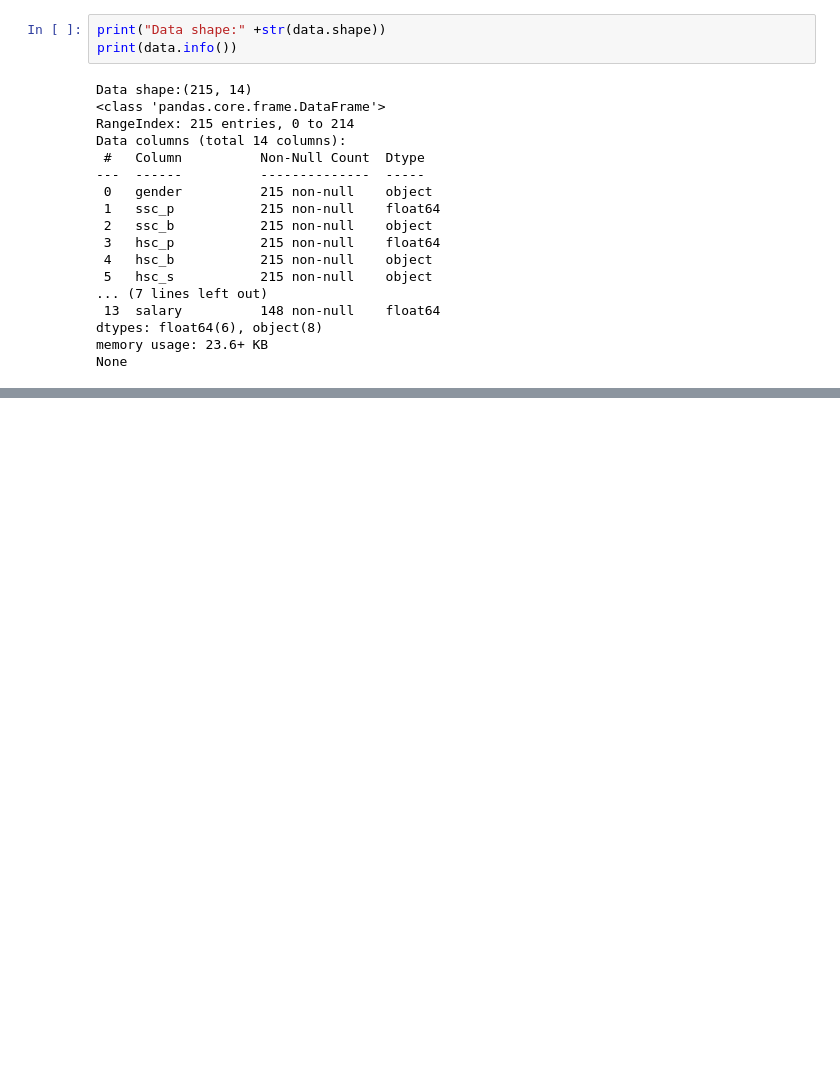
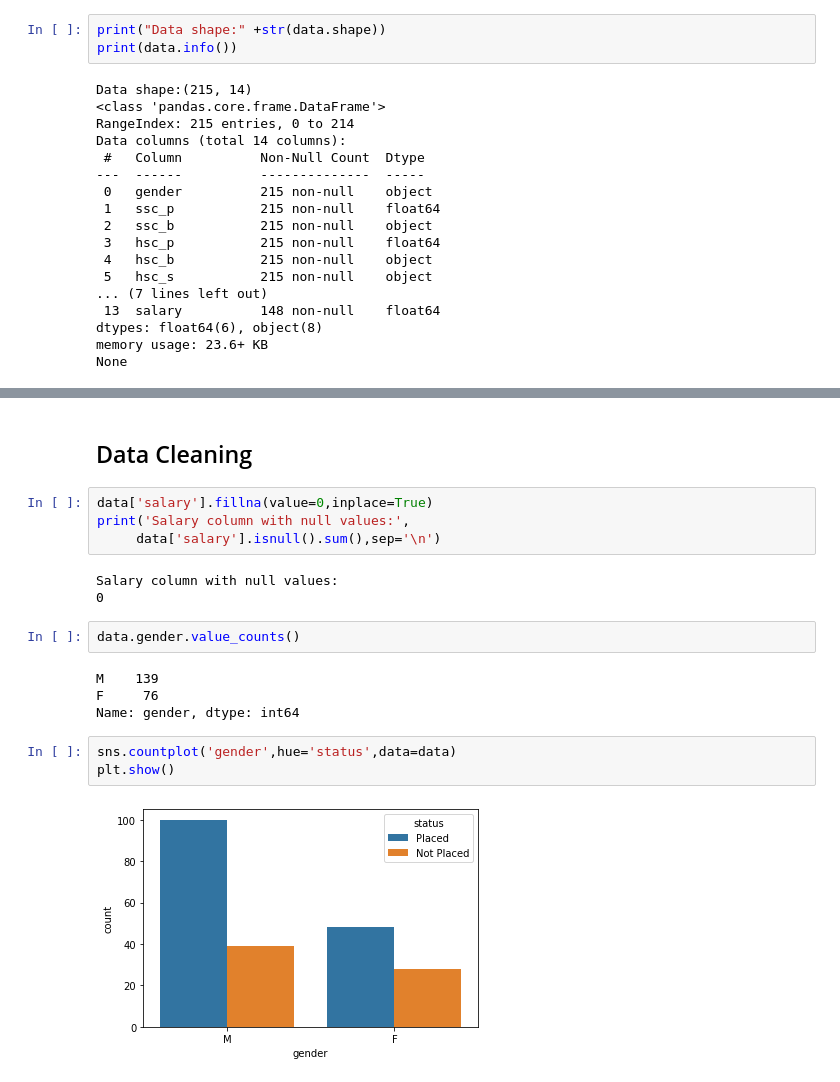
Before and after one commit to ayurya/H8_066, a Jupyter notebook: Day 15.ipynb, the cells around one changed output, grey strips where cells are left out. Drawn from its saved outputs; the diff is of its cells as text; blank space fills up the shorter version.

```diff
--- a/Day 15.ipynb
+++ b/Day 15.ipynb
@@ -74,0 +79,20 @@ report=data.profile_re
+# %% [markdown]
+## Data Cleaning
+# %%
+data['salary'].fillna(value=0,inplace=True)
+print('Salary column with null values:',
+     data['salary'].isnull().sum(),sep='\n')
+# %% [output]
+Salary column with null values:
+0
+# %%
+data.gender.value_counts()
+# %% [output]
+M    139
+F     76
+Name: gender, dtype: int64
+# %%
+sns.countplot('gender',hue='status',data=data)
+plt.show()
+# %% [output]
+[figure, added]
```
Also changed, not shown: parts of 4 cells of this notebook, 13 other files.
